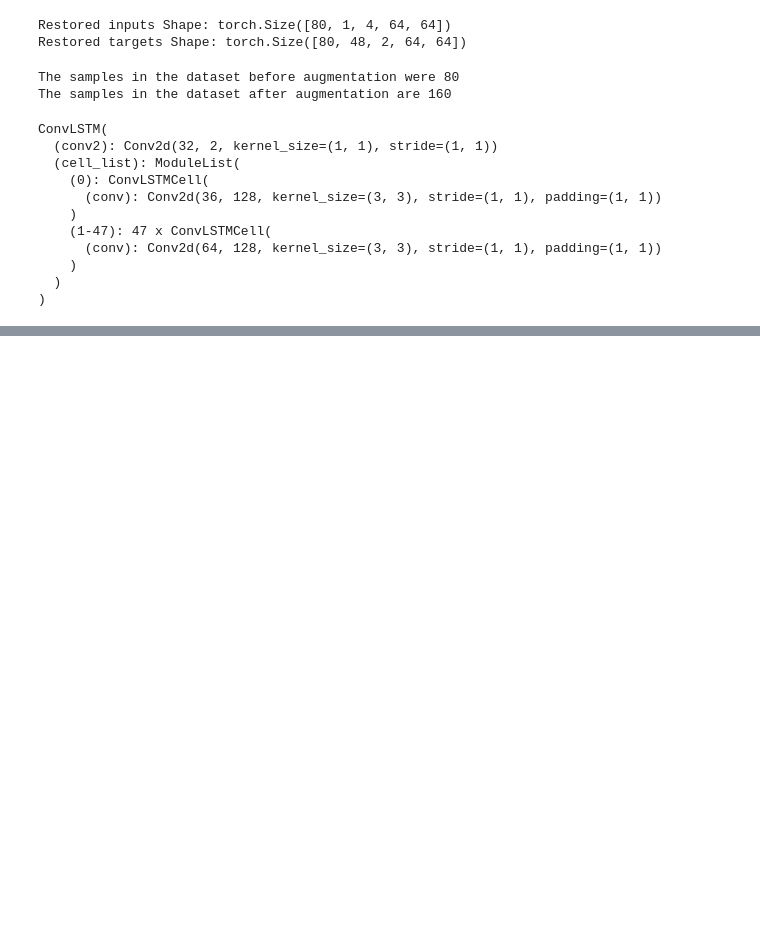
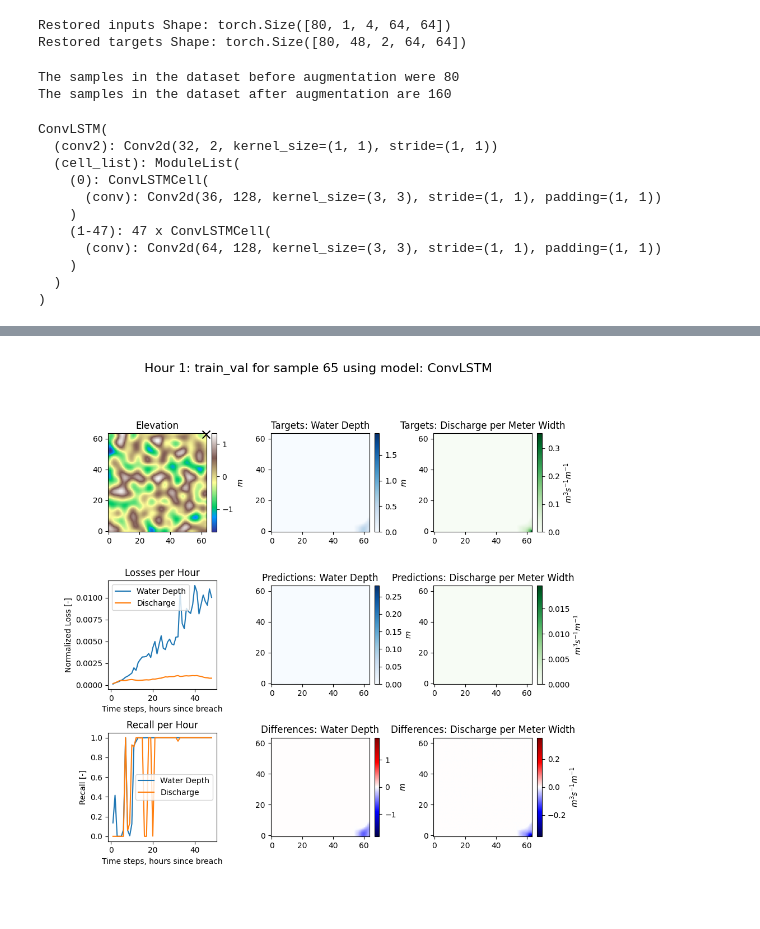
Before and after one commit to antoniomagherini99/FLOOD_group2, a Jupyter notebook: models/ConvLSTM_model/test_augmentation.ipynb, the cells around one changed output, grey strips where cells are left out. Saved outputs shown, nothing was run; the diff lists cells and outputs as text; code cells hidden in the pictures; blank space fills up the shorter version.

```diff
--- a/models/ConvLSTM_model/test_augmentation.ipynb
+++ b/models/ConvLSTM_model/test_augmentation.ipynb
@@ -187,2 +243,7 @@ plot_losses(train_losses, val_losses, 'ConvLSTM (+ Augmentation) ')
+# %%
+plot_animation(65, normalized_train_dataset, model, train_val,
+               scaler_x, scaler_wd, scaler_q, device = device, save = False)
+# %% [output]
+[figure, added]
 # %%
 normalized_train_dataset[0][1].shape
```
Also changed, not shown: parts of 10 cells of this notebook, 6 other files.
